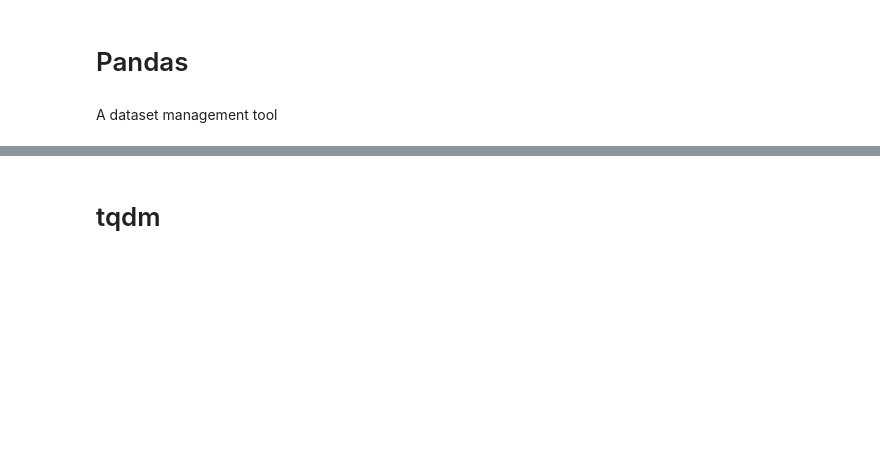
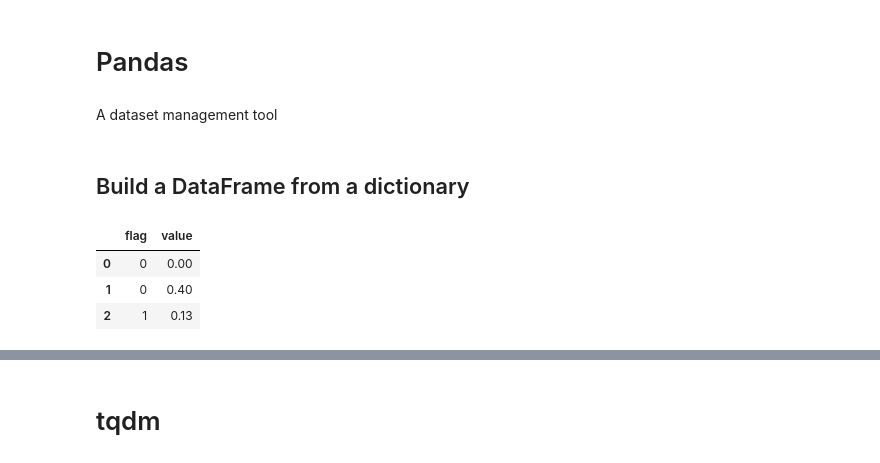
Before and after one commit to kelhallaoui/tutorials, a Jupyter notebook: Getting Started/Important Python packages.ipynb, the cells around one changed output, grey strips where cells are left out. Drawn from its saved outputs; the diff is of its cells as text; code cells hidden in the pictures; blank space fills up the shorter version.

```diff
--- a/Getting Started/Important Python packages.ipynb
+++ b/Getting Started/Important Python packages.ipynb
@@ -147,2 +149,12 @@ display.clear_output(wait=True)
 # %% [markdown]
 A dataset management tool
+# %% [markdown]
+## Build a DataFrame from a dictionary
+# %%
+df = pd.DataFrame(data = {'value':[0, 0.4, 0.13], 'flag':[0,0,1]})
+df
+# %% [output]
+|  | flag | value |
+| 0 | 0 | 0.00 |
+| 1 | 0 | 0.40 |
+| 2 | 1 | 0.13 |
```
Also changed, not shown: parts of 5 cells of this notebook, 5 other files.
